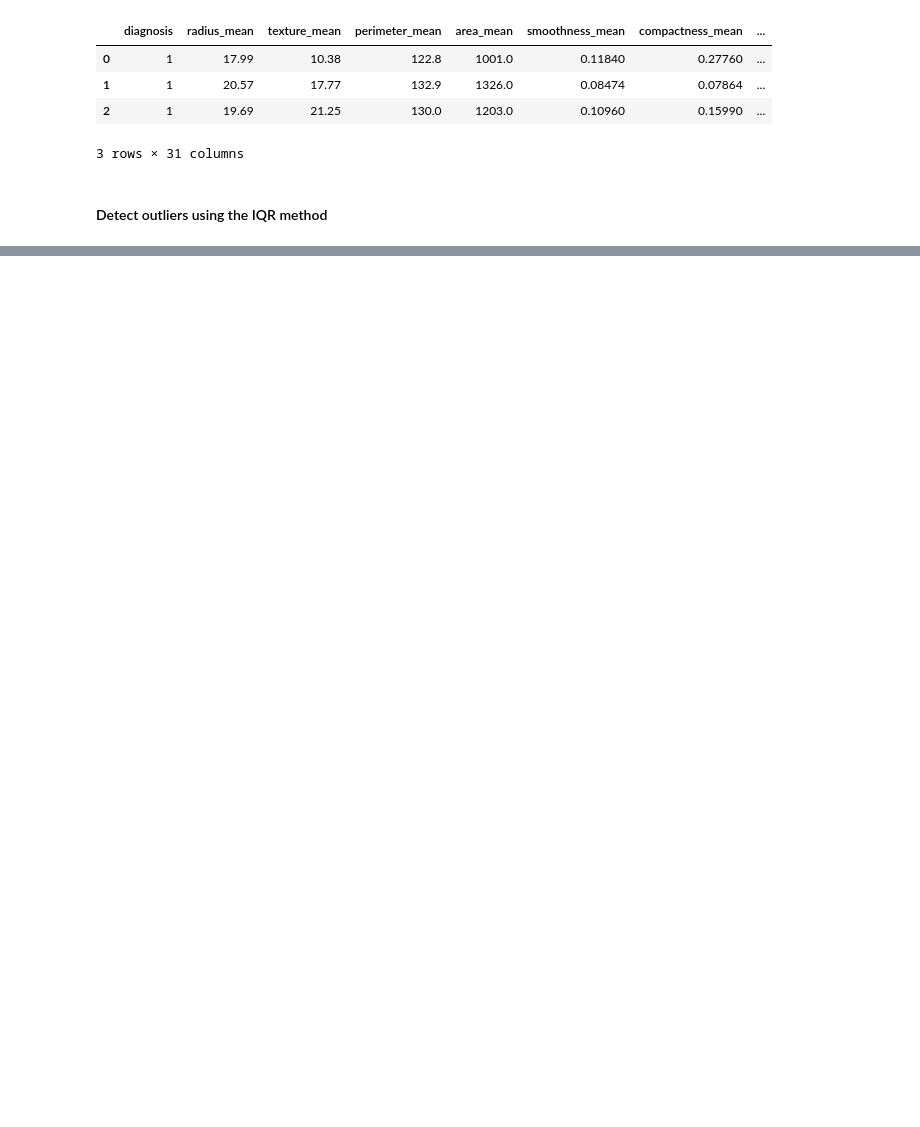
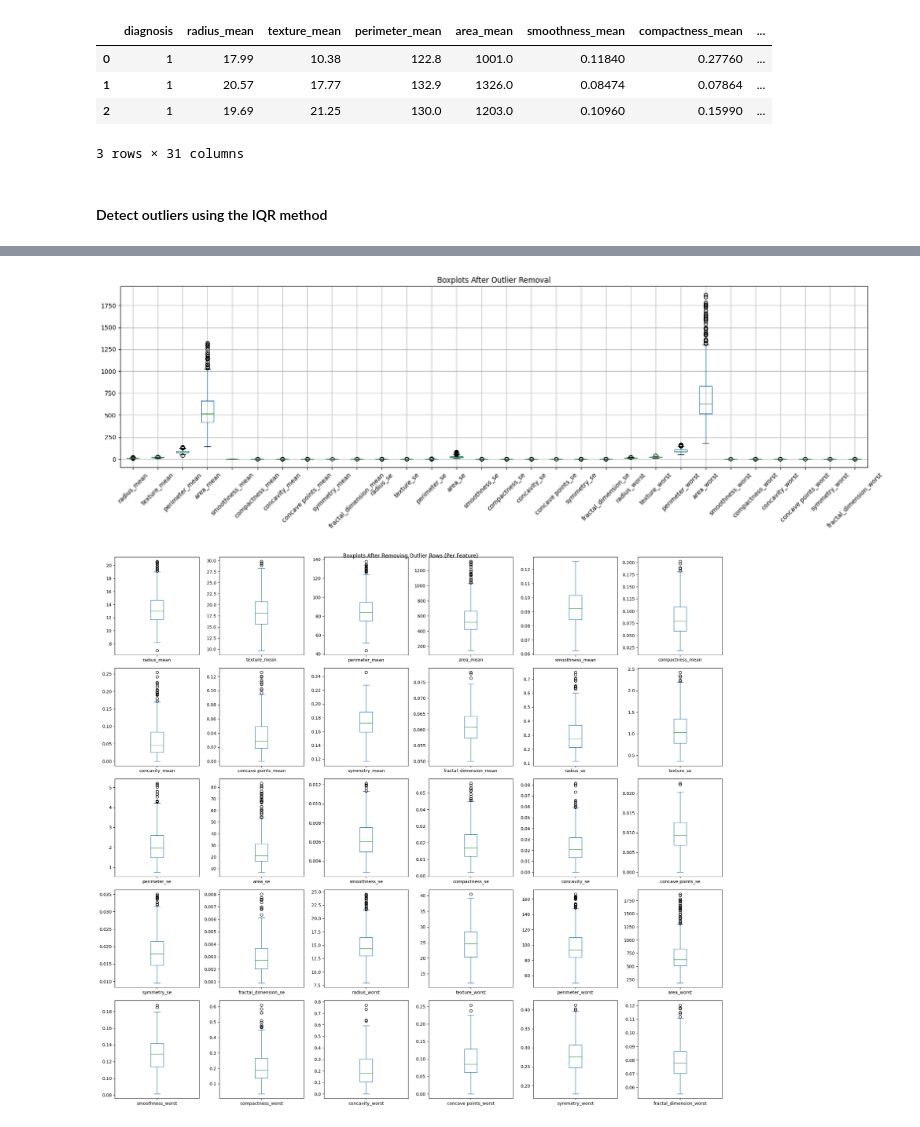
Before and after one commit to somayagalal/Prediction-for-type-of-Breast-Cancer, a Jupyter notebook: main.ipynb, the cells around one changed output, grey strips where cells are left out. Cells and saved outputs as stored; diff of their text form; code cells hidden in the pictures; blank space fills up the shorter version.

```diff
--- a/main.ipynb
+++ b/main.ipynb
@@ -123,0 +132,17 @@ df.head(3)
+# %%
+#now we check for outliers
+q1  = df[num_col].quantile(0.25)
+q3  = df[num_col].quantile(0.75)
+iqr = q3 - q1
+
+outlier_mask = (df[num_col] < (q1 - 1.5 * iqr)) | (df[num_col] > (q3 + 1.5 * iqr))
+
+outlier_counts = outlier_mask.sum()
+print(outlier_counts)
+
+# detect rows where ANY column is an outlier
+row_outlier_mask = outlier_mask.any(axis=1)
+
+# total number of outlier rows
+outlier_count = row_outlier_mask.sum()
+print(outlier_count)
@@ -123,0 +204,21 @@ df.head(3)
+# %%
+# boxplots after removing outlier rows
+plt.figure(figsize=(18, 6))
+df_cleaned[num_col].boxplot()
+plt.title("Boxplots After Outlier Removal")
+plt.xticks(rotation=45)
+plt.tight_layout()
+plt.show()
+
+df_cleaned[num_col].plot.box(
+    subplots=True,
+    layout=(5, 6),
+    figsize=(20, 18),
+    sharey=False,
+    title='Boxplots After Removing Outlier Rows (Per Feature)'
+)
+plt.tight_layout()
+plt.show()
+# %% [output]
+[figure, added]
+[figure, added]
```
Also changed, not shown: parts of 10 cells of this notebook.
